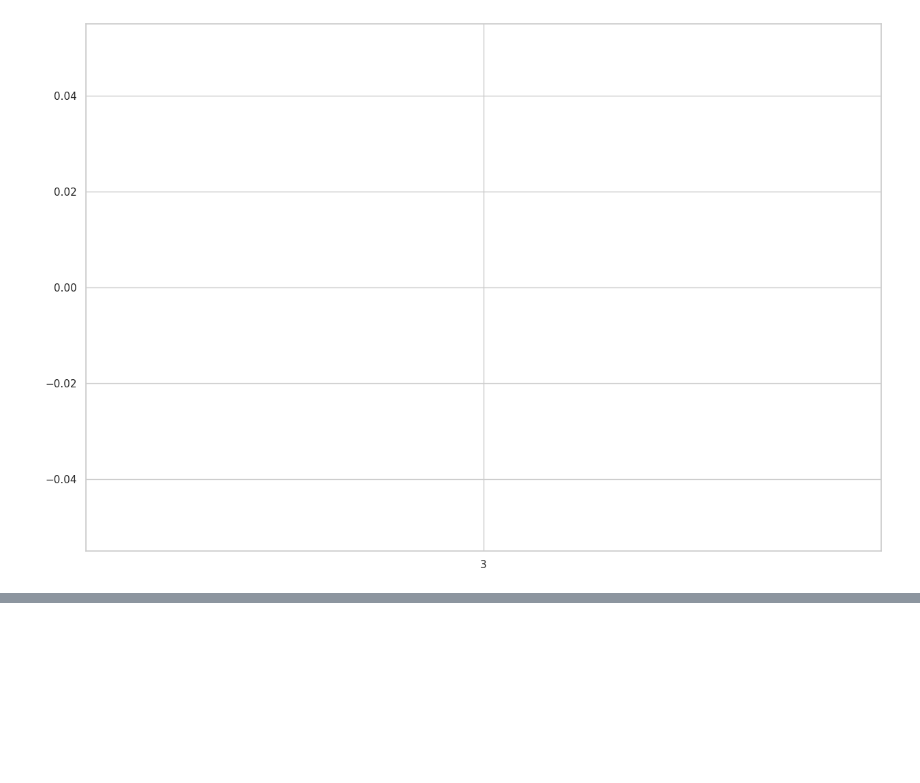
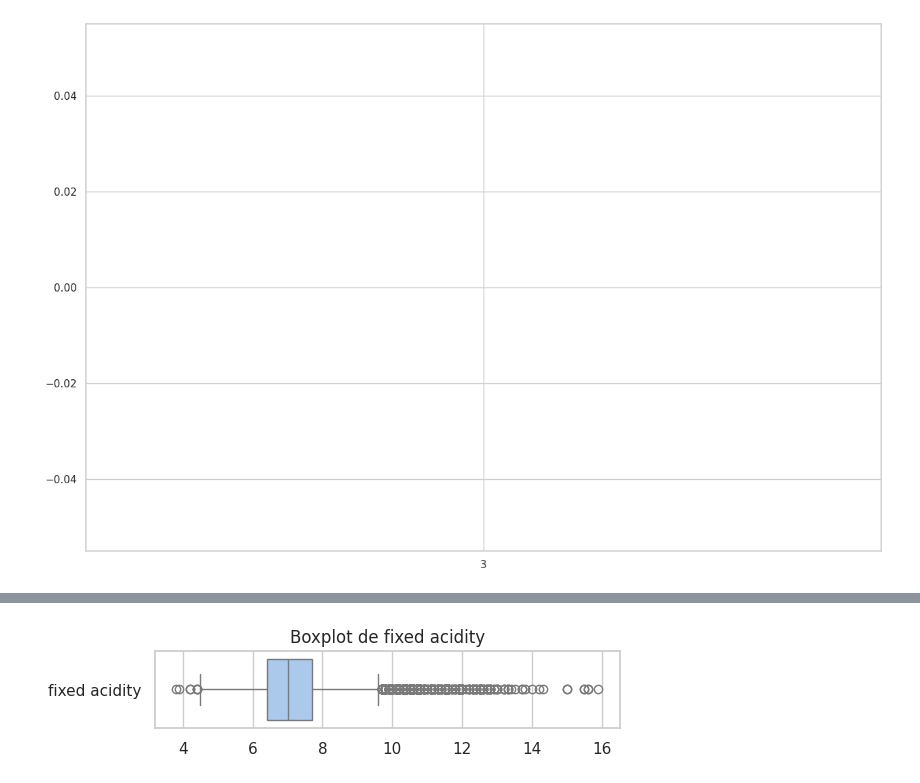
Before and after one commit to eugeinga/CODER-DataScienceI, a Jupyter notebook: TP_Data_Science_I.ipynb, the cells around one changed output, grey strips where cells are left out. Cells and saved outputs as stored; diff of their text form; code cells hidden in the pictures; blank space fills up the shorter version.

```diff
--- a/TP_Data_Science_I.ipynb
+++ b/TP_Data_Science_I.ipynb
@@ -375,0 +421,7 @@ plt.show()
+# %%
+plt.figure(figsize=(6,1))
+sns.boxplot(data=df[['fixed acidity']], orient='h')
+plt.title('Boxplot de '+'fixed acidity')
+plt.show()
+# %% [output]
+[figure, added]
```
Also changed, not shown: parts of 4 cells of this notebook.
